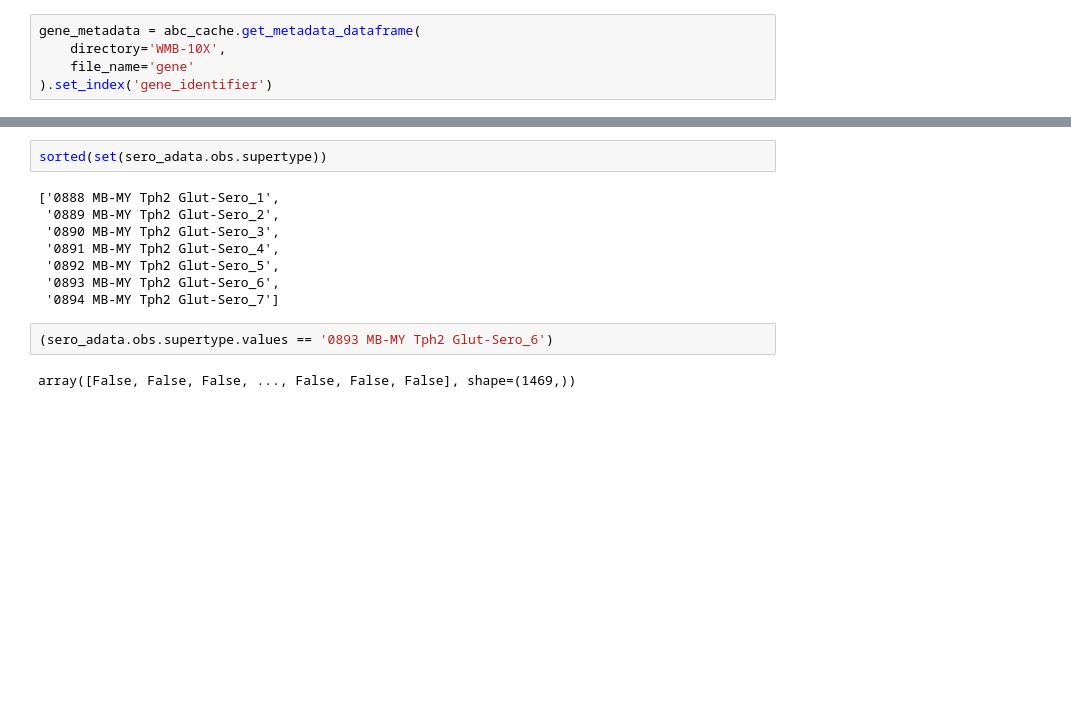
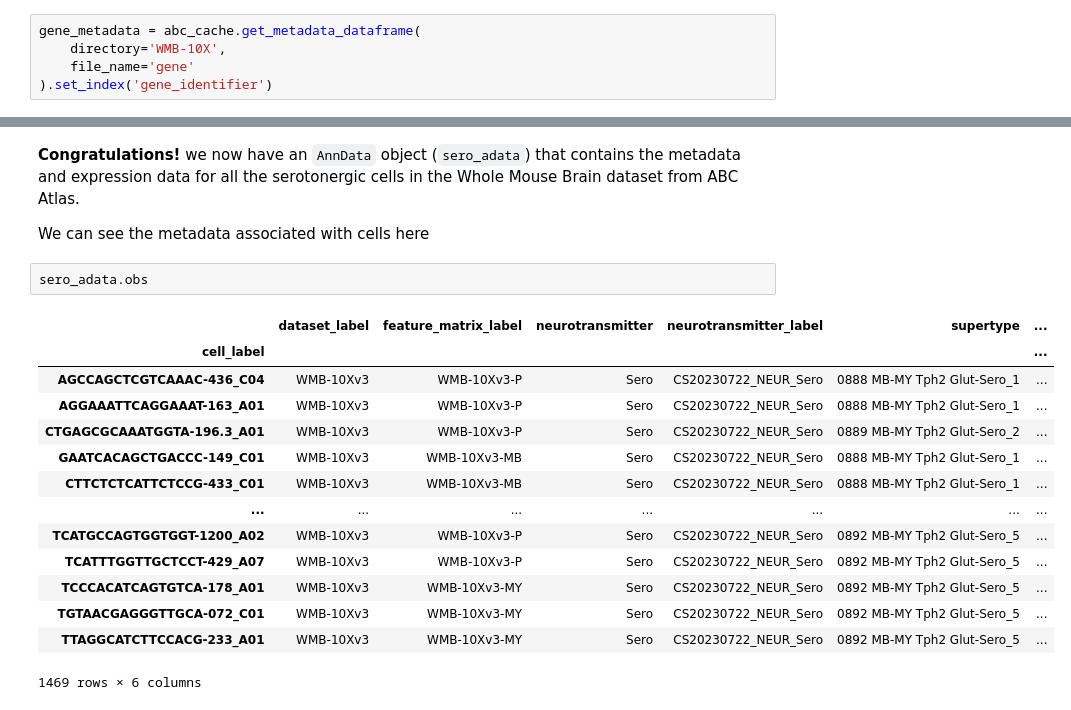
Before and after one commit to danielsf/jottings, a Jupyter notebook: PutItAllTogether.ipynb, the cells around one changed output, grey strips where cells are left out. Drawn from its saved outputs; the diff is of its cells as text; blank space fills up the shorter version.

```diff
--- a/PutItAllTogether.ipynb
+++ b/PutItAllTogether.ipynb
@@ -209,17 +277,24 @@ del expression_data
 reading WMB-10Xv3/WMB-10Xv3-P/log2
 reading WMB-10Xv3/WMB-10Xv3-MB/log2
 reading WMB-10Xv3/WMB-10Xv3-MY/log2
-# %%
-sorted(set(sero_adata.obs.supertype))
-# %% [output]
-['0888 MB-MY Tph2 Glut-Sero_1',
- '0889 MB-MY Tph2 Glut-Sero_2',
- '0890 MB-MY Tph2 Glut-Sero_3',
- '0891 MB-MY Tph2 Glut-Sero_4',
- '0892 MB-MY Tph2 Glut-Sero_5',
- '0893 MB-MY Tph2 Glut-Sero_6',
- '0894 MB-MY Tph2 Glut-Sero_7']
-# %%
-(sero_adata.obs.supertype.values == '0893 MB-MY Tph2 Glut-Sero_6')
-# %% [output]
-array([False, False, False, ..., False, False, False], shape=(1469,))
+# %% [markdown]
+**Congratulations!** we now have an `AnnData` object (`sero_adata`) that contains the metadata and expression data for all the serotonergic cells in the Whole Mouse Brain dataset from ABC Atlas.
+
+We can see the metadata associated with cells here
+# %%
+sero_adata.obs
+# %% [output]
+|  | dataset_label | feature_matrix_label | neurotransmitter | neurotransmitter_label | supertype | ... |
+| cell_label |  |  |  |  |  | ... |
+| AGCCAGCTCGTCAAAC-436_C04 | WMB-10Xv3 | WMB-10Xv3-P | Sero | CS20230722_NEUR_Sero | 0888 MB-MY Tph2 Glut-Sero_1 | ... |
+| AGGAAATTCAGGAAAT-163_A01 | WMB-10Xv3 | WMB-10Xv3-P | Sero | CS20230722_NEUR_Sero | 0888 MB-MY Tph2 Glut-Sero_1 | ... |
+| CTGAGCGCAAATGGTA-196.3_A01 | WMB-10Xv3 | WMB-10Xv3-P | Sero | CS20230722_NEUR_Sero | 0889 MB-MY Tph2 Glut-Sero_2 | ... |
+| GAATCACAGCTGACCC-149_C01 | WMB-10Xv3 | WMB-10Xv3-MB | Sero | CS20230722_NEUR_Sero | 0888 MB-MY Tph2 Glut-Sero_1 | ... |
+| CTTCTCTCATTCTCCG-433_C01 | WMB-10Xv3 | WMB-10Xv3-MB | Sero | CS20230722_NEUR_Sero | 0888 MB-MY Tph2 Glut-Sero_1 | ... |
+| ... | ... | ... | ... | ... | ... | ... |
+| TCATGCCAGTGGTGGT-1200_A02 | WMB-10Xv3 | WMB-10Xv3-P | Sero | CS20230722_NEUR_Sero | 0892 MB-MY Tph2 Glut-Sero_5 | ... |
+| TCATTTGGTTGCTCCT-429_A07 | WMB-10Xv3 | WMB-10Xv3-P | Sero | CS20230722_NEUR_Sero | 0892 MB-MY Tph2 Glut-Sero_5 | ... |
+| TCCCACATCAGTGTCA-178_A01 | WMB-10Xv3 | WMB-10Xv3-MY | Sero | CS20230722_NEUR_Sero | 0892 MB-MY Tph2 Glut-Sero_5 | ... |
+| TGTAACGAGGGTTGCA-072_C01 | WMB-10Xv3 | WMB-10Xv3-MY | Sero | CS20230722_NEUR_Sero | 0892 MB-MY Tph2 Glut-Sero_5 | ... |
+| TTAGGCATCTTCCACG-233_A01 | WMB-10Xv3 | WMB-10Xv3-MY | Sero | CS20230722_NEUR_Sero | 0892 MB-MY Tph2 Glut-Sero_5 | ... |
+1469 rows × 6 columns
```
Also changed, not shown: parts of 67 cells of this notebook.
